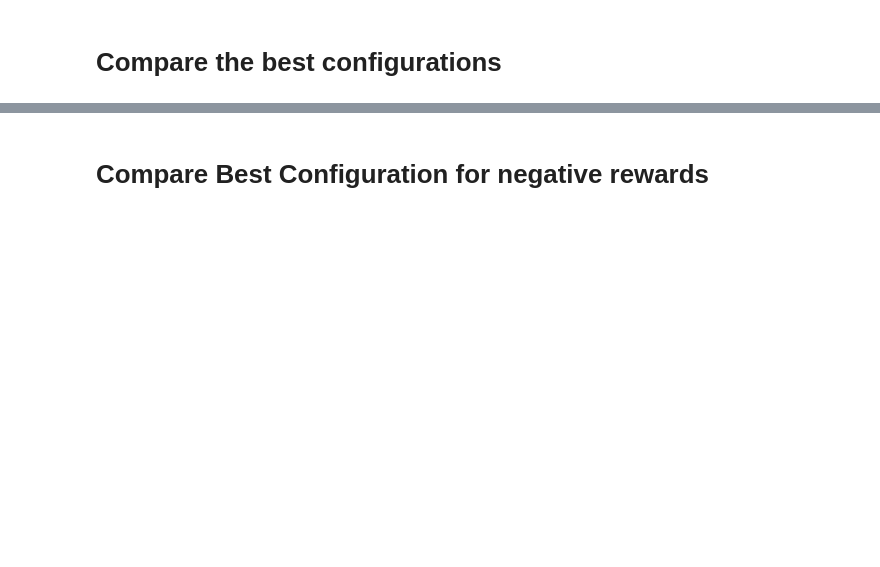
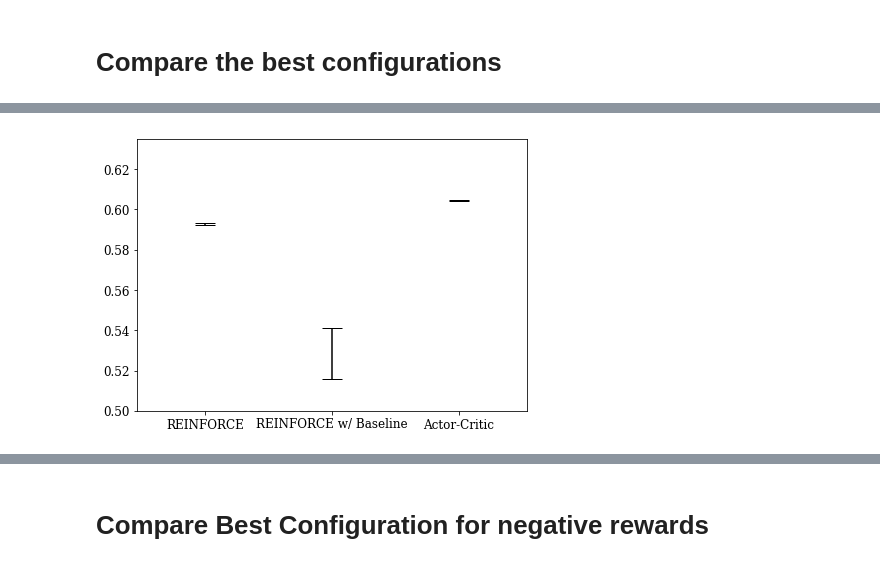
Before and after one commit to nimamahmoudi/rlai-policy-gradient-methods, a Jupyter notebook: final5_compare_best_configs.ipynb, the cells around one changed output, grey strips where cells are left out. Saved outputs shown, nothing was run; the diff lists cells and outputs as text; code cells hidden in the pictures; blank space fills up the shorter version.

Commit message:
new plot with 100 iterations

```diff
--- a/final5_compare_best_configs.ipynb
+++ b/final5_compare_best_configs.ipynb
@@ -359,15 +362,17 @@ plt.show()
 # %%
 plt.figure(1, figsize=(7,5))
 se = np.std([np.mean(x, axis=1) for x in [avgs1, avgs2, avgs3]], axis=1) / np.sqrt(num_of_tests)
 agents = ['REINFORCE', 'REINFORCE w/ Baseline', 'Actor-Critic']
 y = [np.mean(x) for x in [avgs1,avgs2,avgs3]]
 
 plt.bar(range(len(agents)), [np.mean(x) for x in [avgs1,avgs2,avgs3]], alpha=0.0, ecolor='black', capsize=10, yerr=se)
 # plt.errorbar(range(len(agents)), y, se, linestyle='None', color='r')
 plt.xticks(range(len(agents)), agents)
-plt.ylim(bottom=best_performance-0.23)
+plt.ylim(bottom=best_performance-0.13)
 plt.savefig(f'{figs_folder}smart-vac-comp-se.pdf')
 plt.show()
+# %% [output]
+[figure, added]
 # %%
 # plt.figure(1, figsize=(7,10))
 
```
Also changed, not shown: parts of 11 cells of this notebook, 3 other files.
